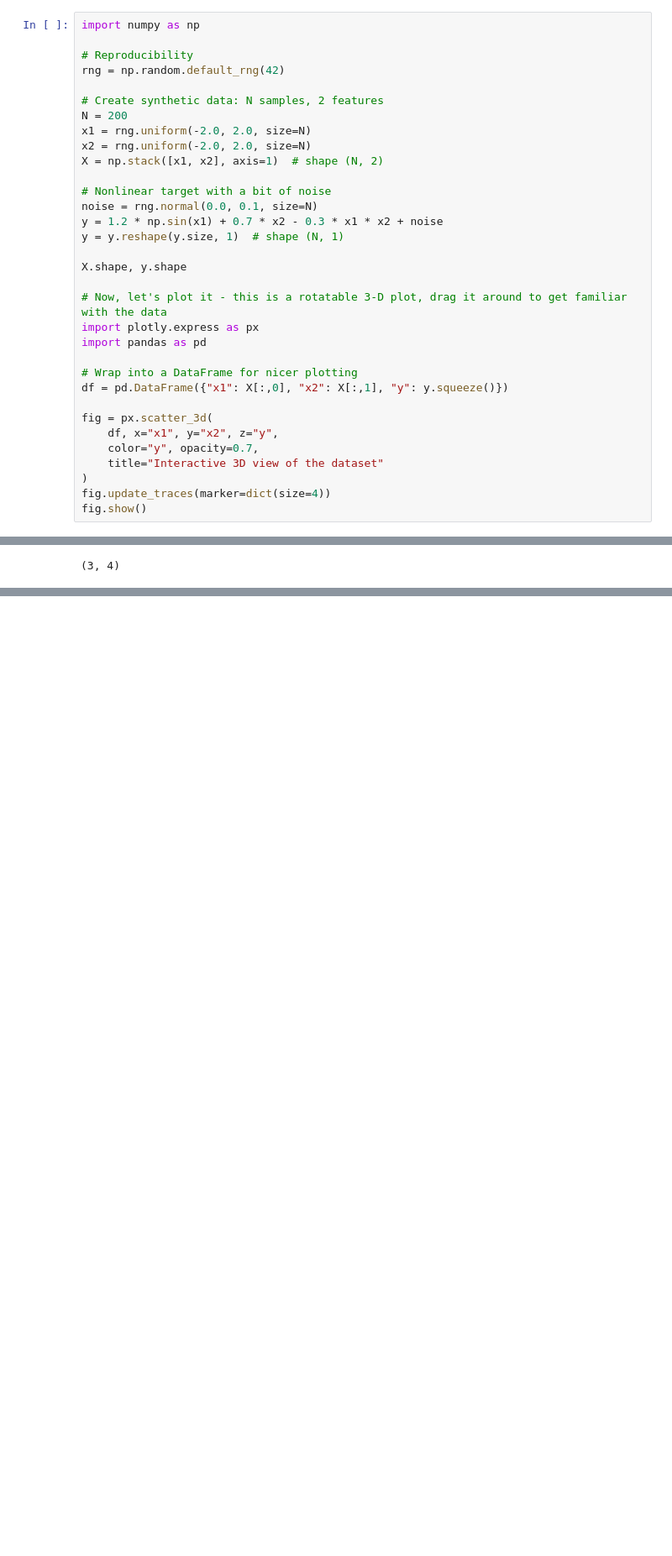
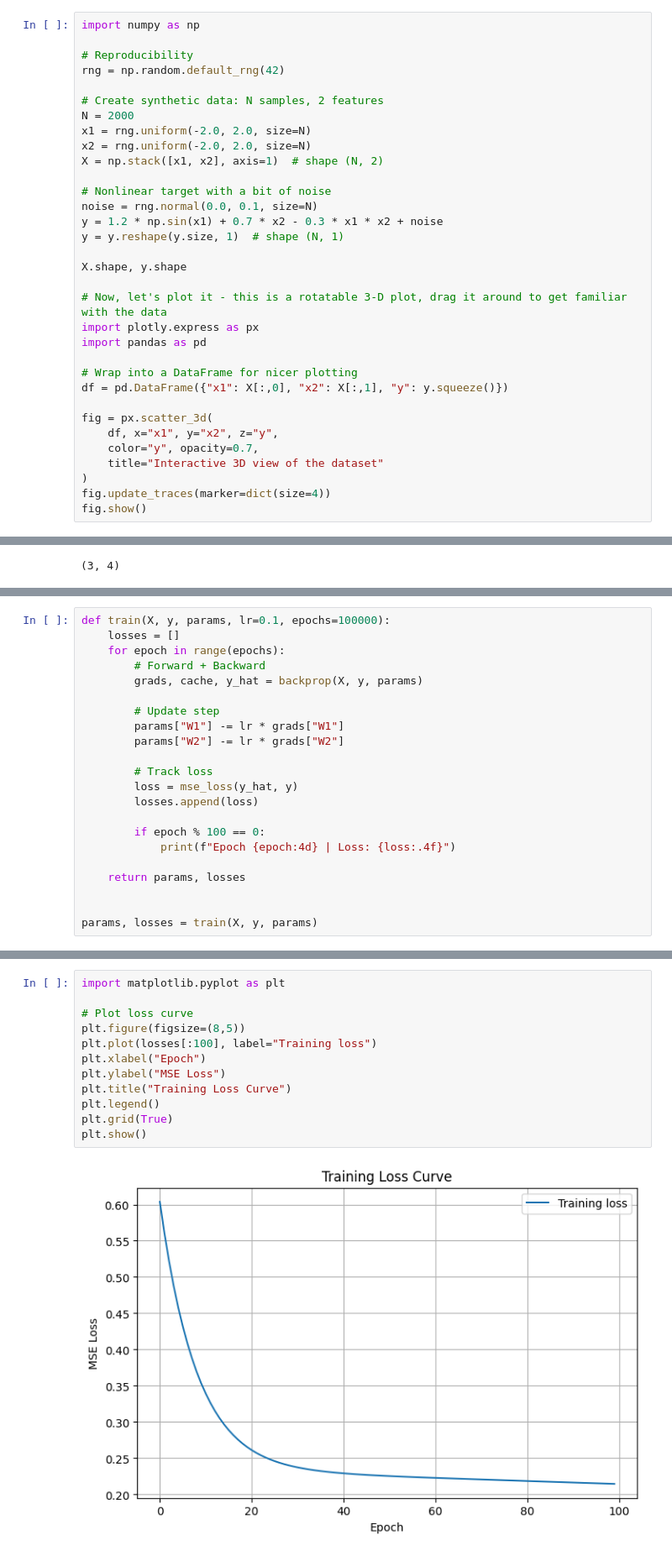
Before and after one commit to boyko11/ml-llm-refresh, a Jupyter notebook: notebooks/04_neural_net.ipynb, the cells around one changed output, grey strips where cells are left out. Shown at 84% size. Drawn from its saved outputs; the diff is of its cells as text; blank space fills up the shorter version.

Commit message:
Neural Net - backprop impl; training loop; torch; visualizations

```diff
--- a/notebooks/04_neural_net.ipynb
+++ b/notebooks/04_neural_net.ipynb
@@ -23,7 +23,7 @@ import numpy as np
 rng = np.random.default_rng(42)
 
 # Create synthetic data: N samples, 2 features
-N = 200
+N = 2000
 x1 = rng.uniform(-2.0, 2.0, size=N)
 x2 = rng.uniform(-2.0, 2.0, size=N)
 X = np.stack([x1, x2], axis=1)  # shape (N, 2)
@@ -636,0 +734,22 @@ $$
+# %%
+def train(X, y, params, lr=0.1, epochs=100000):
+    losses = []
+    for epoch in range(epochs):
+        # Forward + Backward
+        grads, cache, y_hat = backprop(X, y, params)
+
+        # Update step
+        params["W1"] -= lr * grads["W1"]
+        params["W2"] -= lr * grads["W2"]
+
+        # Track loss
+        loss = mse_loss(y_hat, y)
+        losses.append(loss)
+
+        if epoch % 100 == 0:
+            print(f"Epoch {epoch:4d} | Loss: {loss:.4f}")
+
+    return params, losses
+
+
+params, losses = train(X, y, params)
@@ -636,0 +776,14 @@ $$
+# %%
+import matplotlib.pyplot as plt
+
+# Plot loss curve
+plt.figure(figsize=(8,5))
+plt.plot(losses[:100], label="Training loss")
+plt.xlabel("Epoch")
+plt.ylabel("MSE Loss")
+plt.title("Training Loss Curve")
+plt.legend()
+plt.grid(True)
+plt.show()
+# %% [output]
+[figure, added]
```
Also changed, not shown: parts of 23 cells of this notebook, 1 other file.
